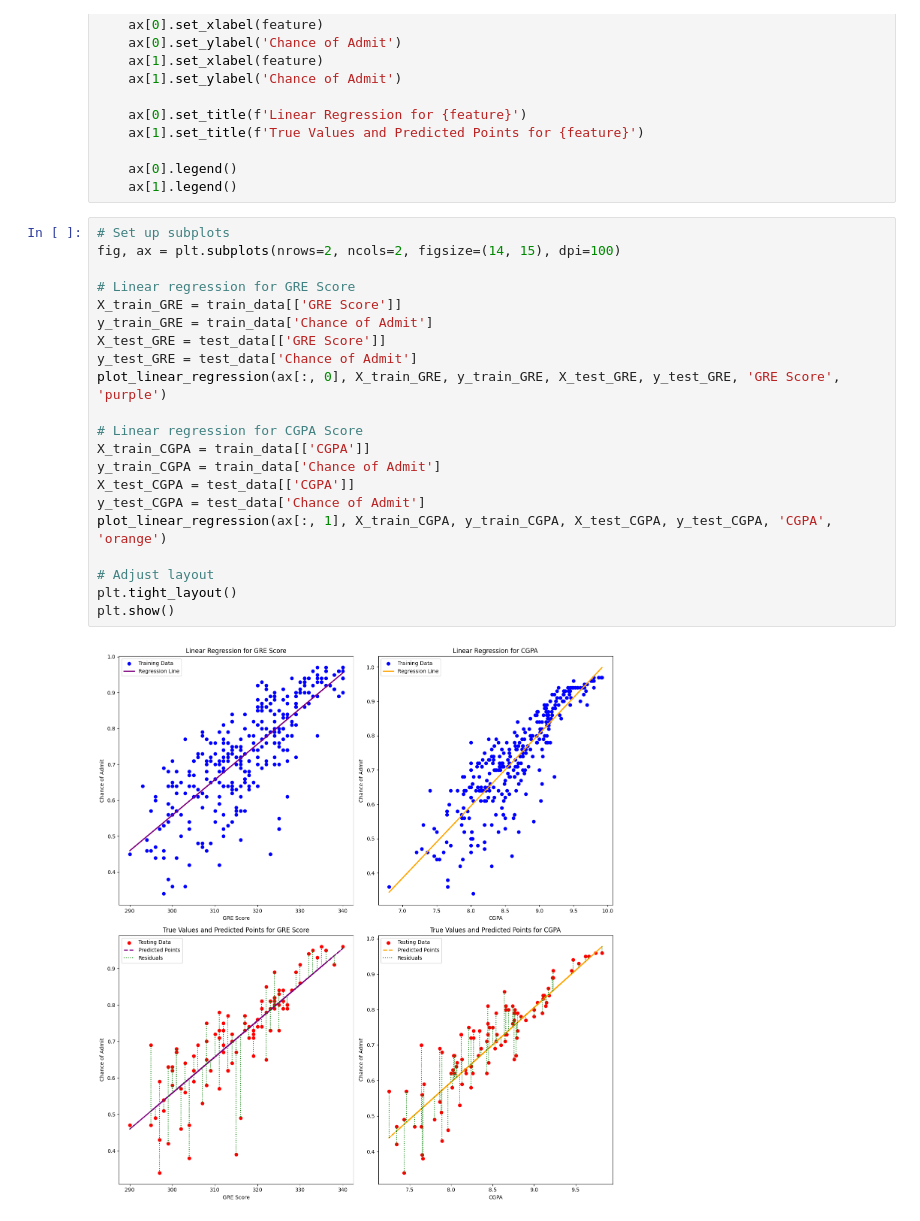
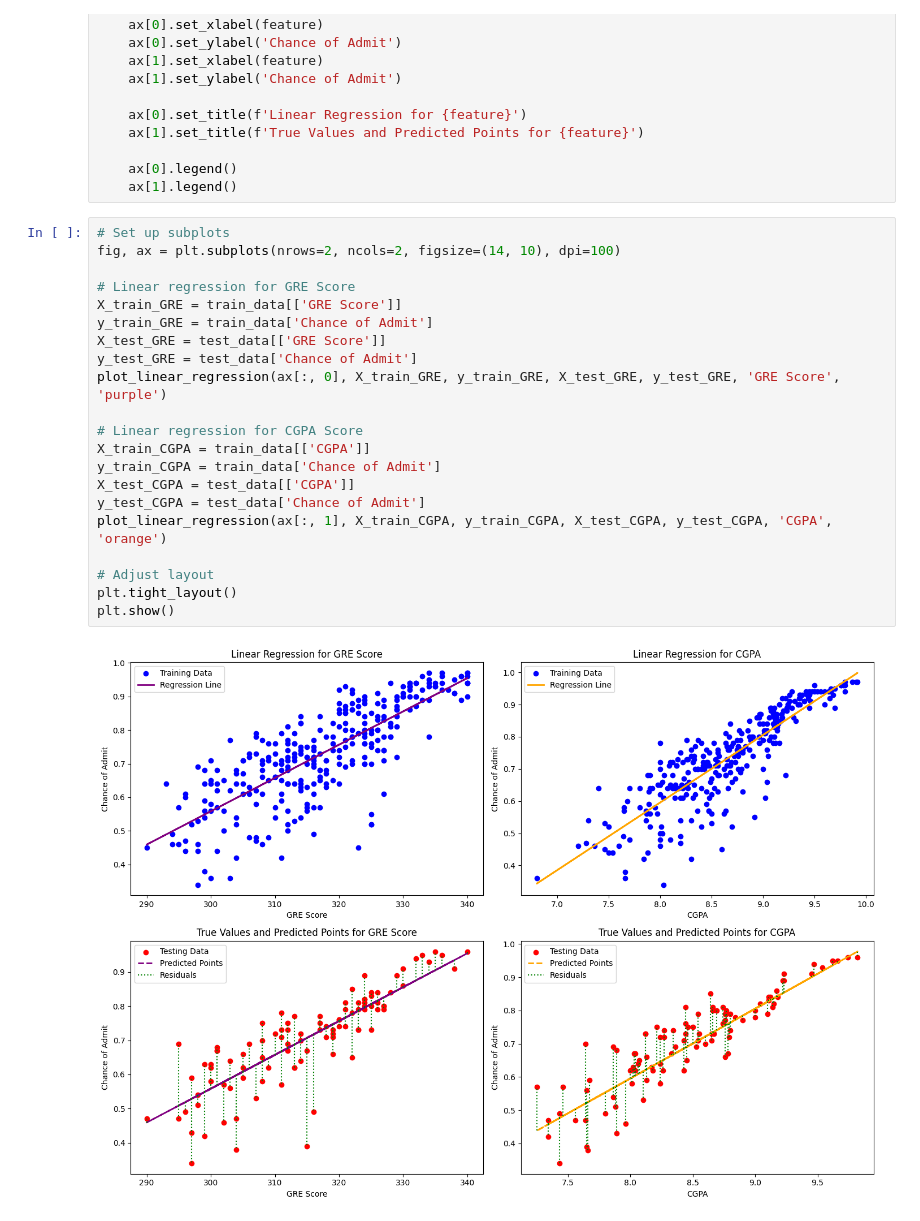
Before and after one commit to NotBello/CyberAnalytics, a Jupyter notebook: Task5.2C/Task5.2.ipynb, the cells around one changed output. Saved outputs shown, nothing was run; the diff lists cells and outputs as text.

```diff
--- a/Task5.2C/Task5.2.ipynb
+++ b/Task5.2C/Task5.2.ipynb
@@ -47,24 +47,24 @@ def plot_linear_regression(ax, X_train, y_train, X_test, y_test, feature, color)
     ax[1].legend()
 # %%
 # Set up subplots
-fig, ax = plt.subplots(nrows=2, ncols=2, figsize=(14, 15), dpi=100)
+fig, ax = plt.subplots(nrows=2, ncols=2, figsize=(14, 10), dpi=100)
 
 # Linear regression for GRE Score
 X_train_GRE = train_data[['GRE Score']]
 y_train_GRE = train_data['Chance of Admit']
 X_test_GRE = test_data[['GRE Score']]
 y_test_GRE = test_data['Chance of Admit']
 plot_linear_regression(ax[:, 0], X_train_GRE, y_train_GRE, X_test_GRE, y_test_GRE, 'GRE Score', 'purple')
 
 # Linear regression for CGPA Score
 X_train_CGPA = train_data[['CGPA']]
 y_train_CGPA = train_data['Chance of Admit']
 X_test_CGPA = test_data[['CGPA']]
 y_test_CGPA = test_data['Chance of Admit']
 plot_linear_regression(ax[:, 1], X_train_CGPA, y_train_CGPA, X_test_CGPA, y_test_CGPA, 'CGPA', 'orange')
 
 # Adjust layout
 plt.tight_layout()
 plt.show()
 # %% [output]
-[figure, old version]
+[figure, new version]
```
Also changed, not shown: 3 other files.
